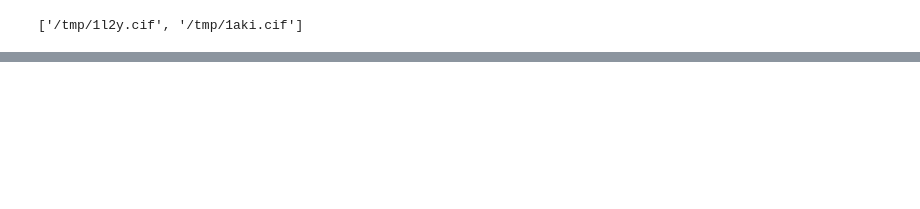
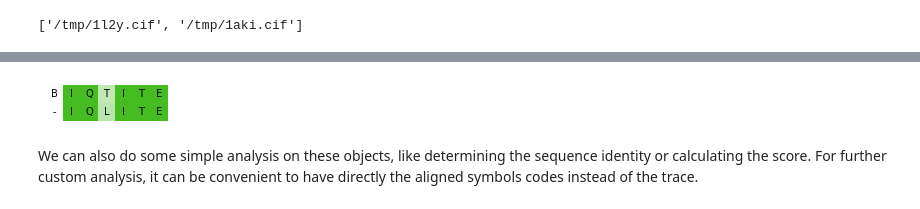
Before and after one commit to khanfs/ComputationalBiology-xGenomics, a Jupyter notebook: PDB_APIs.ipynb, the cells around one changed output, grey strips where cells are left out. Drawn from its saved outputs; the diff is of its cells as text; code cells hidden in the pictures; blank space fills up the shorter version.

```diff
--- a/PDB_APIs.ipynb
+++ b/PDB_APIs.ipynb
@@ -169,0 +398,10 @@ file_path = rcsb.fetch("1l2y", "mmtf", gettempdir(), overwrite=True)
+# %%
+# Use the official NCBI table name
+table = seq.CodonTable.load("Yeast Mitochondrial")
+print("Yeast Mitochondrial:")
+print(table)
+print()
+# Use the official NCBI table ID
+table = seq.CodonTable.load(11)
+print("Bacterial:")
+print(table)
@@ -169,0 +566,12 @@ file_path = rcsb.fetch("1l2y", "mmtf", gettempdir(), overwrite=True)
+# %%
+seq1 = seq.ProteinSequence("BIQTITE")
+seq2 = seq.ProteinSequence("IQLITE")
+matrix = align.SubstitutionMatrix.std_protein_matrix()
+print("\nLocal alignment")
+alignments = align.align_optimal(seq1, seq2, matrix, local=True)
+for ali in alignments:
+    print(ali)
+print("Global alignment")
+alignments = align.align_optimal(seq1, seq2, matrix, local=False)
+for ali in alignments:
+    print(ali)
@@ -169,0 +589,13 @@ file_path = rcsb.fetch("1l2y", "mmtf", gettempdir(), overwrite=True)
+# %%
+import matplotlib.pyplot as plt
+import biotite.sequence.graphics as graphics
+
+fig, ax = plt.subplots(figsize=(2.0, 0.8))
+graphics.plot_alignment_similarity_based(
+    ax, alignments[0], matrix=matrix, symbols_per_line=len(alignments[0])
+)
+fig.tight_layout()
+# %% [output]
+[figure, added]
+# %% [markdown]
+We can also do some simple analysis on these objects, like determining the sequence identity or calculating the score. For further custom analysis, it can be convenient to have directly the aligned symbols codes instead of the trace.
```
Also changed, not shown: parts of 53 cells of this notebook.
